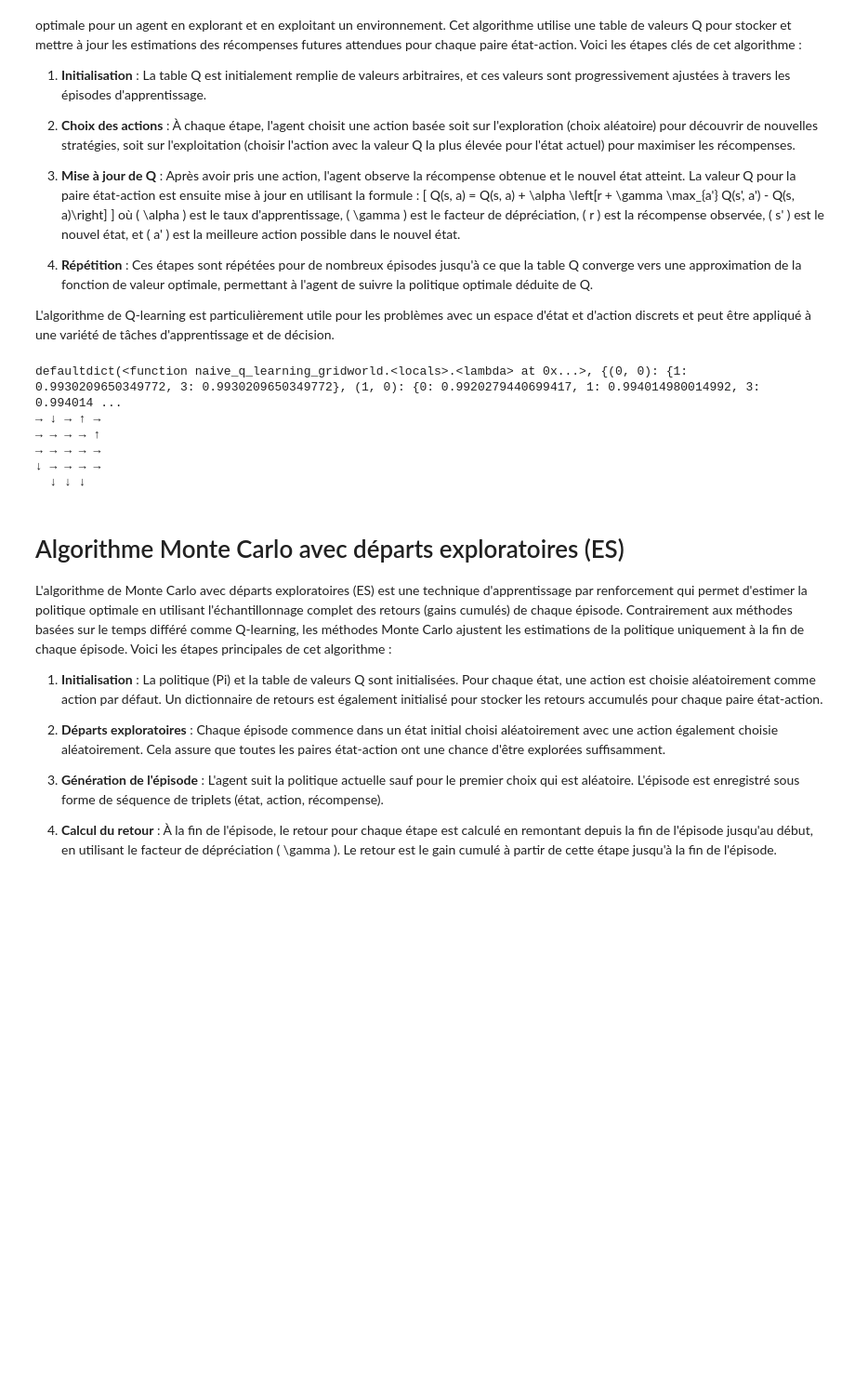
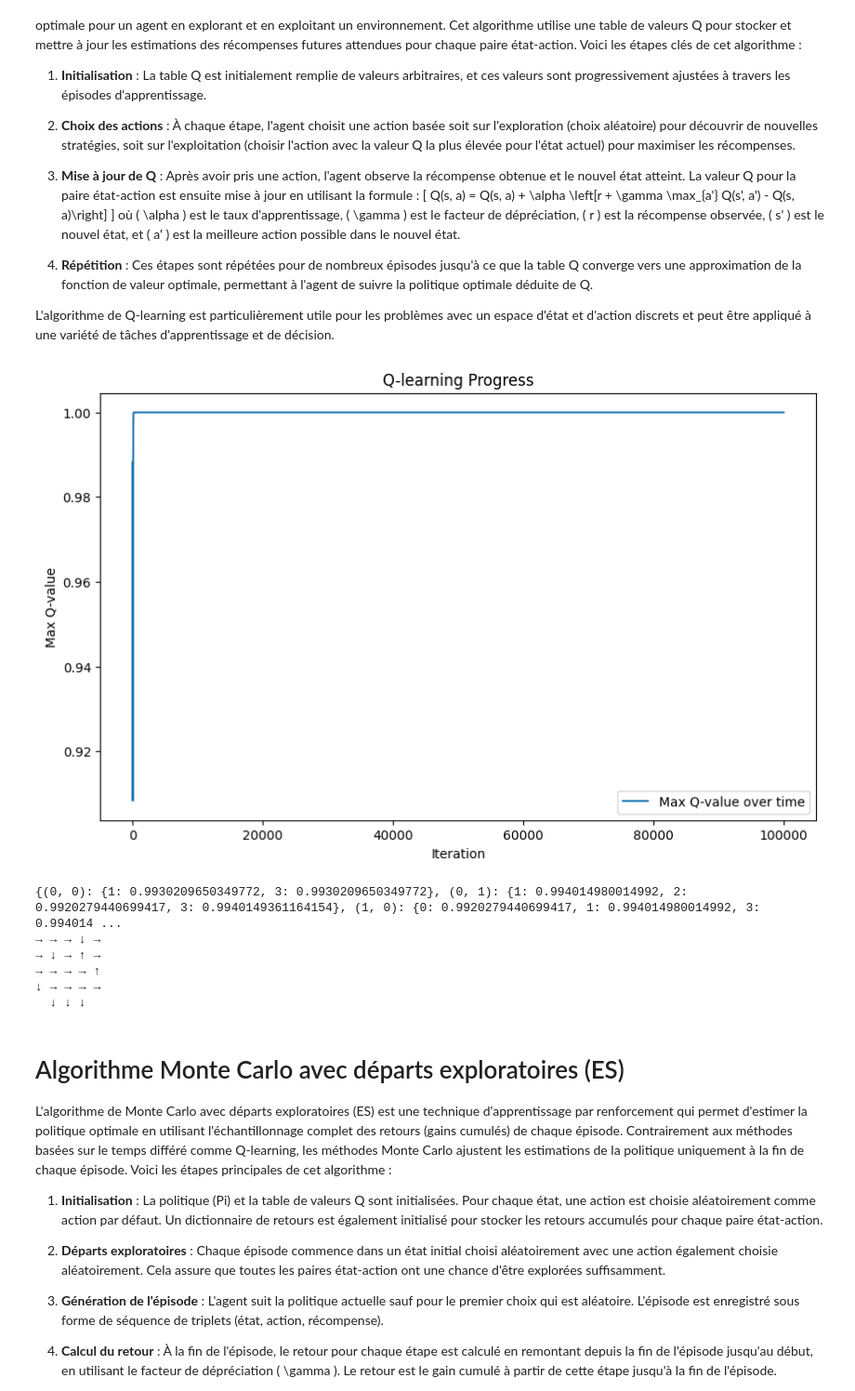
Before and after one commit to alexblch/Projet-Deep-Reinforcement-Learning, a Jupyter notebook: Gridworld/Gridworld.ipynb, the cells around one changed output. Shown at 93% size. Drawn from its saved outputs; the diff is of its cells as text; code cells hidden in the pictures; blank space fills up the shorter version.

Commit message:
ajouts de graphes dans montyhall1 et gridworld

```diff
--- a/Gridworld/Gridworld.ipynb
+++ b/Gridworld/Gridworld.ipynb
@@ -106,11 +120,13 @@ L'algorithme naïf de Q-learning est une méthode d'apprentissage par renforceme
 
 L'algorithme de Q-learning est particulièrement utile pour les problèmes avec un espace d'état et d'action discrets et peut être appliqué à une variété de tâches d'apprentissage et de décision.
 # %%
-from collections import defaultdict
-
+import numpy as np
+import matplotlib.pyplot as plt
+from tqdm import tqdm
 
 def naive_q_learning_gridworld(env_type, alpha: float = 0.1, epsilon: float = 0.1, gamma: float = 0.999, nb_iter: int = 100000):
-    Q = defaultdict(lambda: defaultdict(float))
+    Q = {}
+    max_Q_values = []
 
     env = env_type()
     for it in tqdm(range(nb_iter)):
@@ -121,7 +137,9 @@ def naive_q_learning_gridworld(env_type, alpha: float = 0.1, epsilon: float = 0.
             aa = env.available_actions()
 
             if s not in Q:
-                Q[s] = {a: np.random.random() for a in aa}  # Initialize Q-values for each state-action pair
+                Q[s] = {}
+                for a in aa:
+                    Q[s][a] = np.random.random()  # Initialize Q-values for each state-action pair
 
             # Decide whether to explore or exploit
             if np.random.random() < epsilon:
@@ -143,55 +161,71 @@ def naive_q_learning_gridworld(env_type, alpha: float = 0.1, epsilon: float = 0.
                 target = r
             else:
                 if s_p not in Q:
-                    Q[s_p] = {a_p: np.random.random() for a_p in aa_p}
+                    Q[s_p] = {}
+                    for a_p in aa_p:
+                        Q[s_p][a_p] = np.random.random()
                 q_s_p = [Q[s_p][a_p] for a_p in aa_p]
                 max_a_p = np.max(q_s_p)
                 target = r + gamma * max_a_p
 
             Q[s][a] = (1 - alpha) * Q[s][a] + alpha * target
 
+        # Track the maximum Q-value
+        max_Q = max([max(actions.values()) for actions in Q.values()])
+        max_Q_values.append(max_Q)
+
     # Extract policy from Q-values
     Pi = {}
     for s, actions in Q.items():
         best_a = max(actions, key=actions.get)
         Pi[s] = best_a
+
+    # Plot the evolution of the maximum Q-value
+    plt.figure(figsize=(10, 6))
+    plt.plot(max_Q_values, label='Max Q-value over time')
+    plt.xlabel('Iteration')
+    plt.ylabel('Max Q-value')
+    plt.title('Q-learning Progress')
+    plt.legend()
+    plt.show()
 
     return Pi, Q
 
 
 def print_maxQ(q):
     policy_arrows = {
         0: '←',  # Gauche
         1: '→',  # Droite
         2: '↑',  # Haut
         3: '↓'   # Bas
     }
 
     # Déterminez la taille de la grille à partir des clés de l'état
     all_states = list(q.keys())
     max_row = max(state[0] for state in all_states)
     max_col = max(state[1] for state in all_states)
     grid_size = (max_row + 1, max_col + 1)
 
     # Initialisez une grille vide
     grid = np.full(grid_size, ' ')
     for state, actions in q.items():
         best_action = max(actions, key=actions.get)
         row, col = state
         grid[row, col] = policy_arrows[best_action]
 
     for row in grid:
         print(' '.join(row))
 
 # Exemple d'utilisation:
 Pi, Q = naive_q_learning_gridworld(GridWorld, nb_iter=100000)
 print(Q)
 print_maxQ(Q)
 # %% [output]
+[figure, added]
-defaultdict(<function naive_q_learning_gridworld.<locals>.<lambda> at 0x...>, {(0, 0): {1: 0.9930209650349772, 3: 0.9930209650349772}, (1, 0): {0: 0.9920279440699417, 1: 0.994014980014992, 3: 0.994014 ...
+{(0, 0): {1: 0.9930209650349772, 3: 0.9930209650349772}, (0, 1): {1: 0.994014980014992, 2: 0.9920279440699417, 3: 0.9940149361164154}, (1, 0): {0: 0.9920279440699417, 1: 0.994014980014992, 3: 0.994014 ...
+→ → → ↓ →
 → ↓ → ↑ →
 → → → → ↑
-→ → → → →
 ↓ → → → →
   ↓ ↓ ↓
 # %% [markdown]
```
Also changed, not shown: parts of 8 cells of this notebook, 1 other file.
